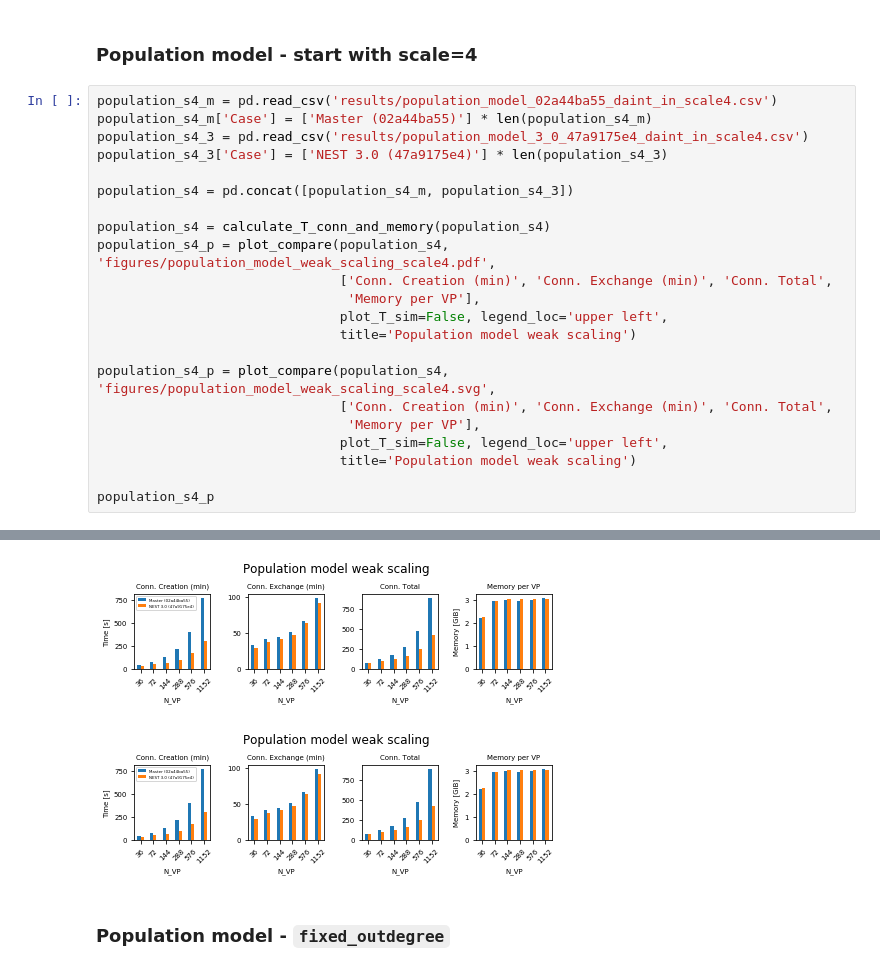
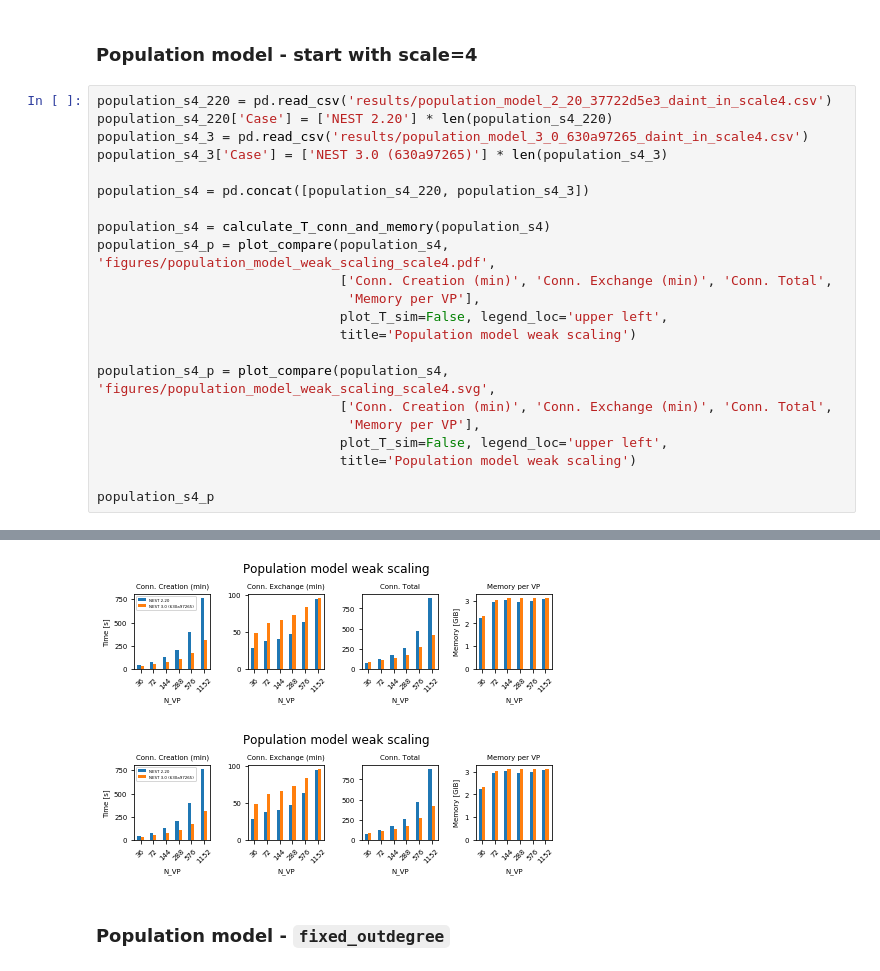
Before and after one commit to INM-6/beNNch, a Jupyter notebook: results/NEST_3_0_benchmark_results/NEST_3_0_benchmarks.ipynb, the cells around one changed output, grey strips where cells are left out. Saved outputs shown, nothing was run; the diff lists cells and outputs as text.

```diff
--- a/results/NEST_3_0_benchmark_results/NEST_3_0_benchmarks.ipynb
+++ b/results/NEST_3_0_benchmark_results/NEST_3_0_benchmarks.ipynb
@@ -299,12 +298,12 @@ population_p
 # %% [markdown]
 ### Population model - start with scale=4
 # %%
-population_s4_m = pd.read_csv('results/population_model_02a44ba55_daint_in_scale4.csv')
-population_s4_m['Case'] = ['Master (02a44ba55)'] * len(population_s4_m)
-population_s4_3 = pd.read_csv('results/population_model_3_0_47a9175e4_daint_in_scale4.csv')
-population_s4_3['Case'] = ['NEST 3.0 (47a9175e4)'] * len(population_s4_3)
+population_s4_220 = pd.read_csv('results/population_model_2_20_37722d5e3_daint_in_scale4.csv')
+population_s4_220['Case'] = ['NEST 2.20'] * len(population_s4_220)
+population_s4_3 = pd.read_csv('results/population_model_3_0_630a97265_daint_in_scale4.csv')
+population_s4_3['Case'] = ['NEST 3.0 (630a97265)'] * len(population_s4_3)
 
-population_s4 = pd.concat([population_s4_m, population_s4_3])
+population_s4 = pd.concat([population_s4_220, population_s4_3])
 
 population_s4 = calculate_T_conn_and_memory(population_s4)
 population_s4_p = plot_compare(population_s4, 'figures/population_model_weak_scaling_scale4.pdf',
@@ -333,5 +332,5 @@ population_s4_p
-[figure, old version]
+[figure, new version]
-[figure, old version]
+[figure, new version]
 # %% [markdown]
 ### Population model - `fixed_outdegree`
 # %%
```
Also changed, not shown: parts of 6 cells of this notebook, 15 other files.
